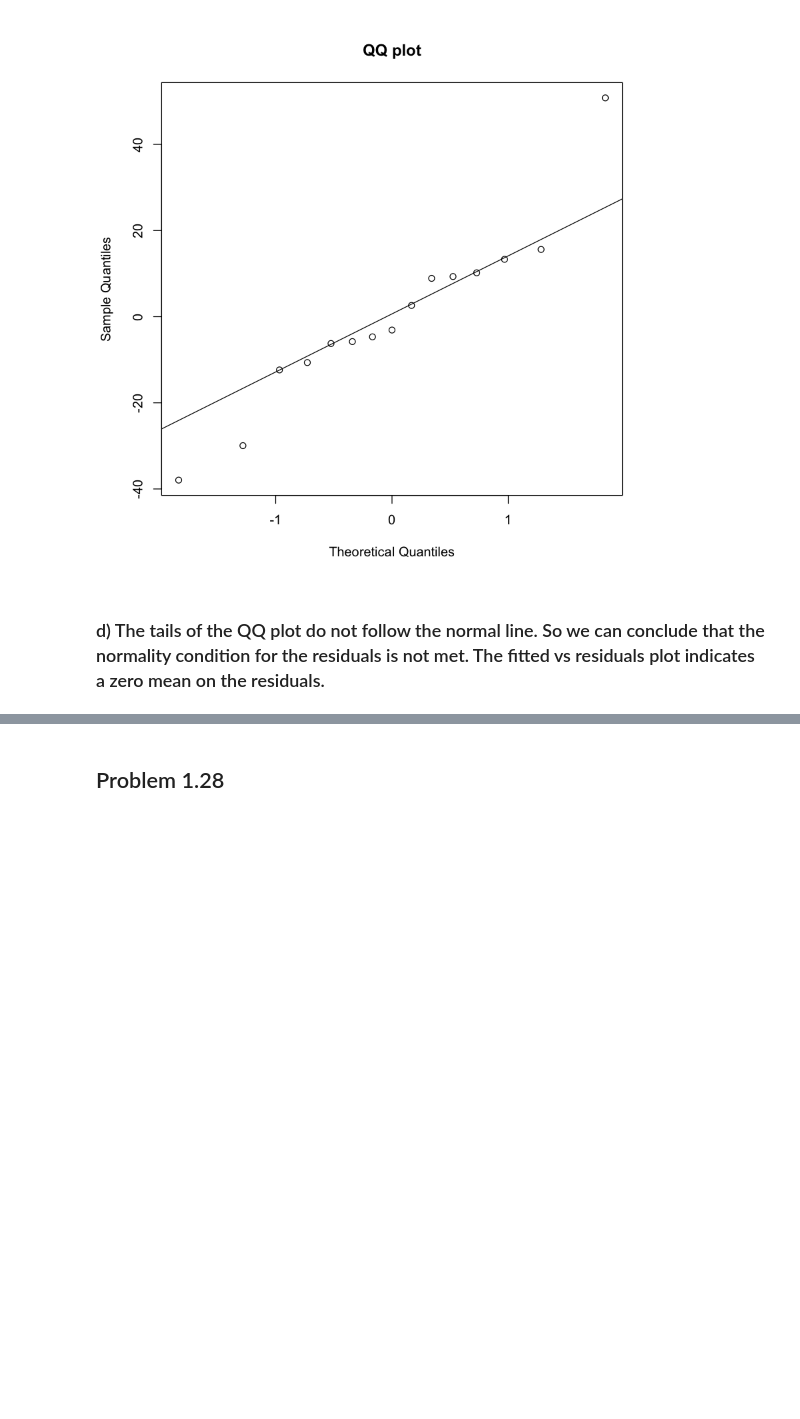
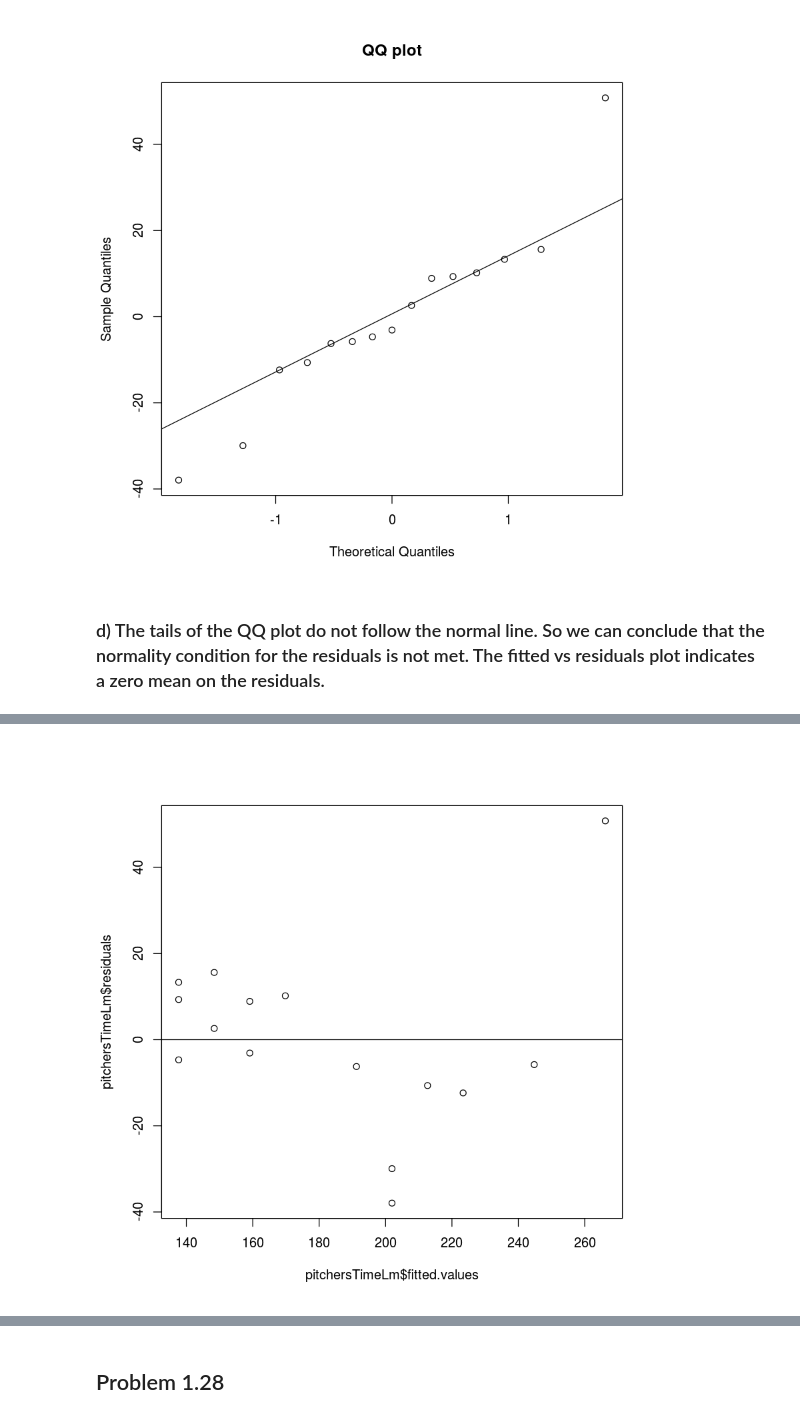
Before and after one commit to EvansDaniel/statistical-modeling-and-analysis, a Jupyter notebook: Homework1/Homework1-2.ipynb, the cells around one changed output, grey strips where cells are left out. Drawn from its saved outputs; the diff is of its cells as text; code cells hidden in the pictures; blank space fills up the shorter version.

```diff
--- a/Homework1/Homework1-2.ipynb
+++ b/Homework1/Homework1-2.ipynb
@@ -95,0 +156,5 @@ qqline(pitchersTimeLm$residuals)
+# %%
+plot(pitchersTimeLm$fitted.values, pitchersTimeLm$residuals)
+abline(h=0)
+# %% [output]
+[figure, added]
```
Also changed, not shown: parts of 100 cells of this notebook, 3 other files.
